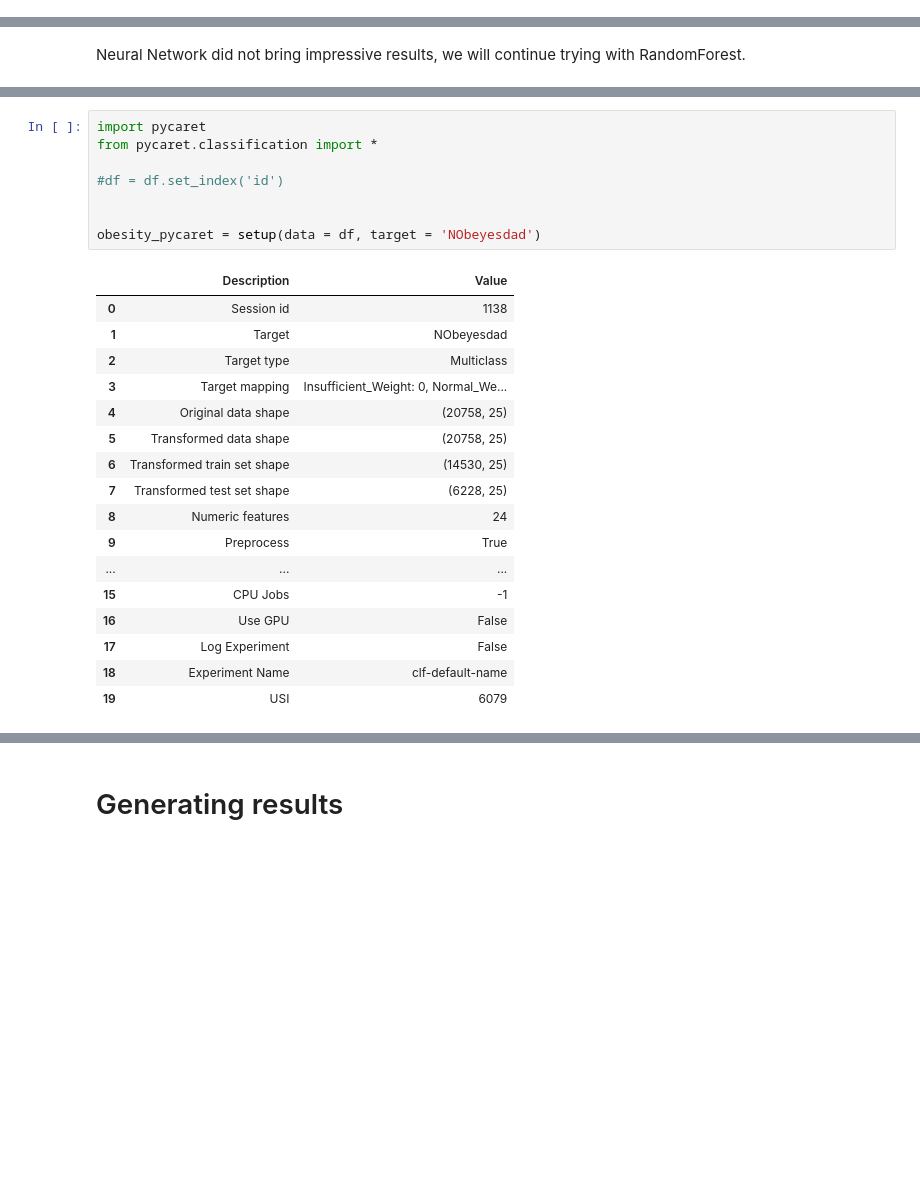
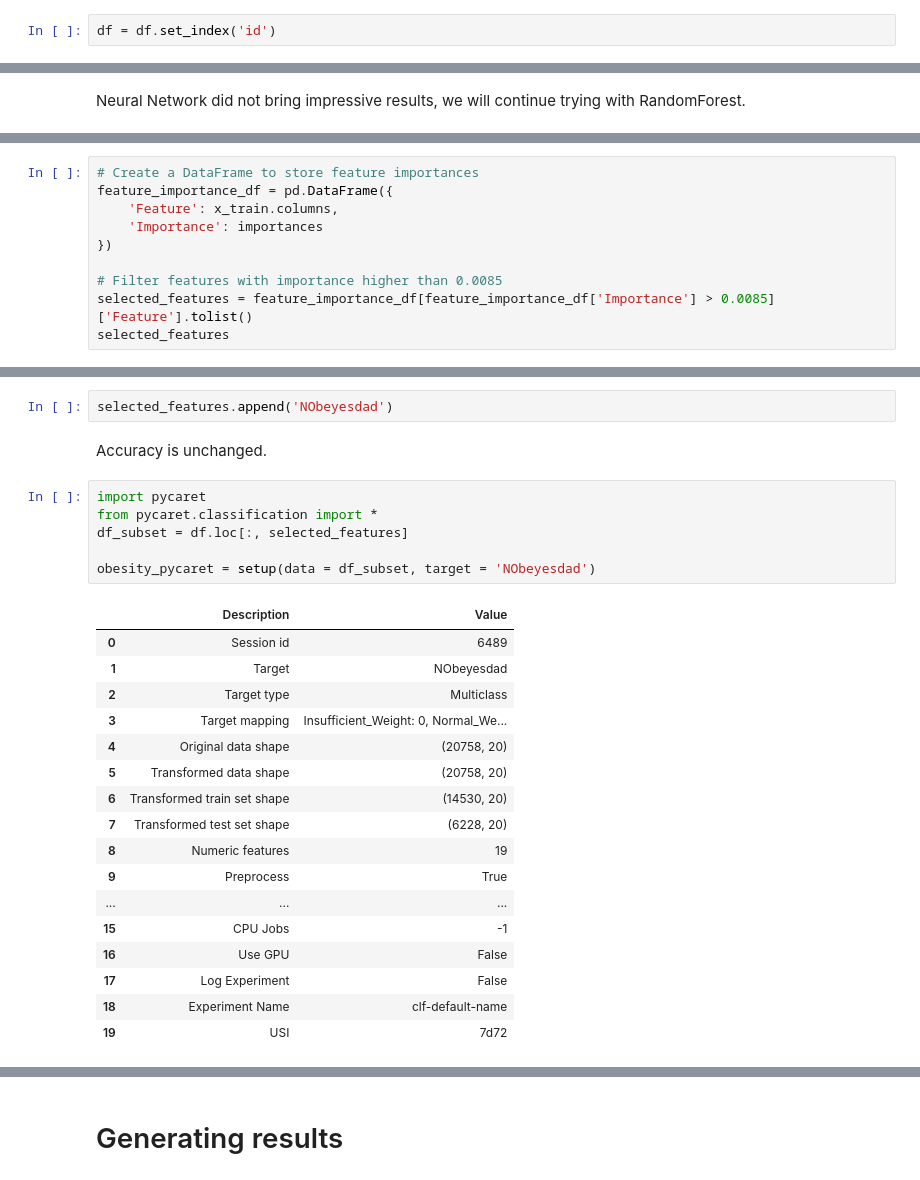
Before and after one commit to sonyaarom/obesity_classification, a Jupyter notebook: obesity_rates.ipynb, the cells around one changed output, grey strips where cells are left out. Drawn from its saved outputs; the diff is of its cells as text; blank space fills up the shorter version.

Commit message:
changes in jupyter, new training

```diff
--- a/obesity_rates.ipynb
+++ b/obesity_rates.ipynb
@@ -343,3 +335,5 @@ df
+# %%
+df = df.set_index('id')
 # %% [markdown]
 <div id='modeling' style="background-color: #387390; color: white; text-align: center;">
     <h1 style="display:inline; color: white;">4.0.</h2><h2 style="display:inline;"> Modeling</h2>
@@ -793,0 +802,10 @@ It is not significant improve but increases computational costs. We will continu
+# %%
+# Create a DataFrame to store feature importances
+feature_importance_df = pd.DataFrame({
+    'Feature': x_train.columns,
+    'Importance': importances
+})
+
+# Filter features with importance higher than 0.0085
+selected_features = feature_importance_df[feature_importance_df['Importance'] > 0.0085]['Feature'].tolist()
+selected_features
@@ -794,26 +880,28 @@ It is not significant improve but increases computational costs. We will continu
+# %%
+selected_features.append('NObeyesdad')
+# %% [markdown]
+Accuracy is unchanged.
 # %%
 import pycaret
 from pycaret.classification import *
+df_subset = df.loc[:, selected_features]
 
-#df = df.set_index('id')
-
-
-obesity_pycaret = setup(data = df, target = 'NObeyesdad')
+obesity_pycaret = setup(data = df_subset, target = 'NObeyesdad')
 # %% [output]
 |  | Description | Value |
-| 0 | Session id | 1138 |
+| 0 | Session id | 6489 |
 | 1 | Target | NObeyesdad |
 | 2 | Target type | Multiclass |
 | 3 | Target mapping | Insufficient_Weight: 0, Normal_We... |
-| 4 | Original data shape | (20758, 25) |
-| 5 | Transformed data shape | (20758, 25) |
-| 6 | Transformed train set shape | (14530, 25) |
-| 7 | Transformed test set shape | (6228, 25) |
-| 8 | Numeric features | 24 |
+| 4 | Original data shape | (20758, 20) |
+| 5 | Transformed data shape | (20758, 20) |
+| 6 | Transformed train set shape | (14530, 20) |
+| 7 | Transformed test set shape | (6228, 20) |
+| 8 | Numeric features | 19 |
 | 9 | Preprocess | True |
 | ... | ... | ... |
 | 15 | CPU Jobs | -1 |
 | 16 | Use GPU | False |
 | 17 | Log Experiment | False |
 | 18 | Experiment Name | clf-default-name |
-| 19 | USI | 6079 |
+| 19 | USI | 7d72 |
```
Also changed, not shown: parts of 36 cells of this notebook, 1 other file.
